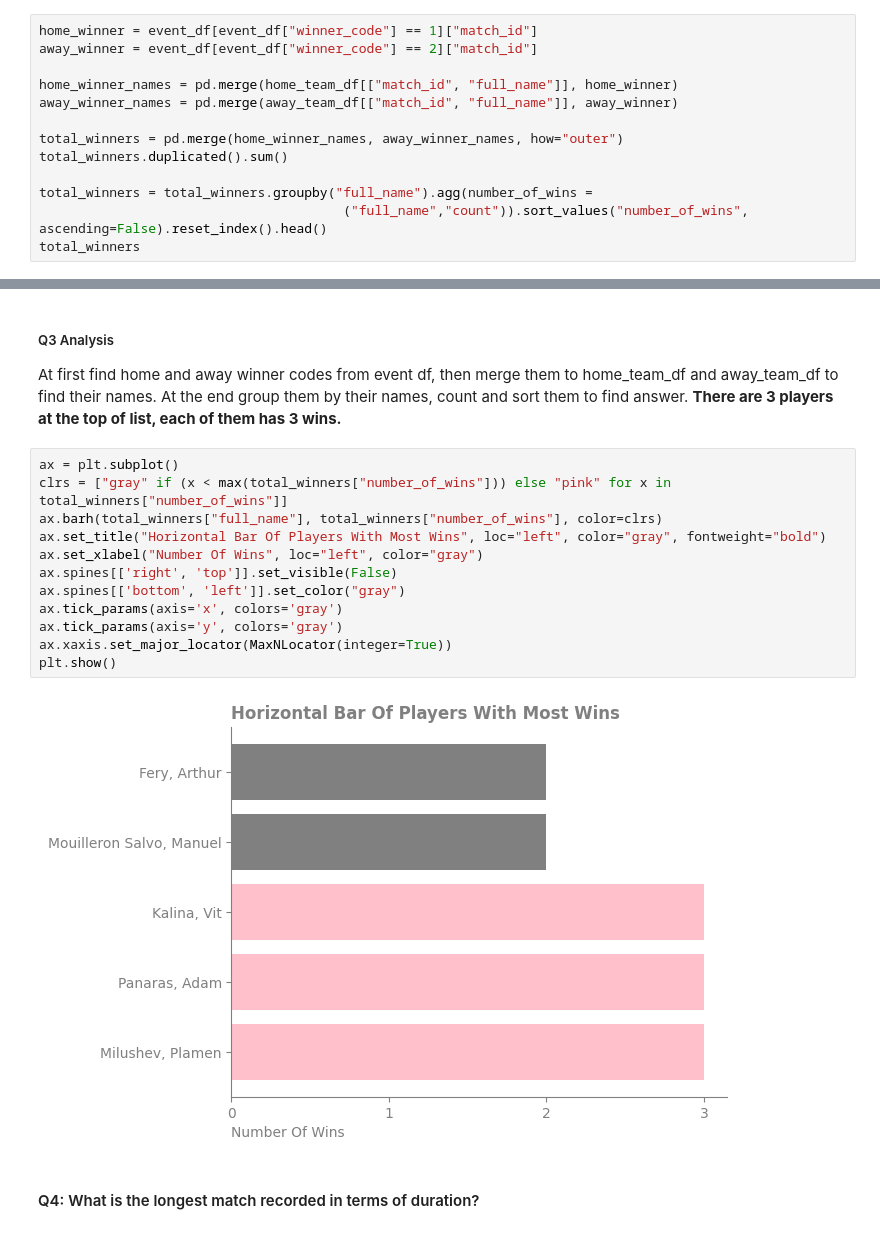
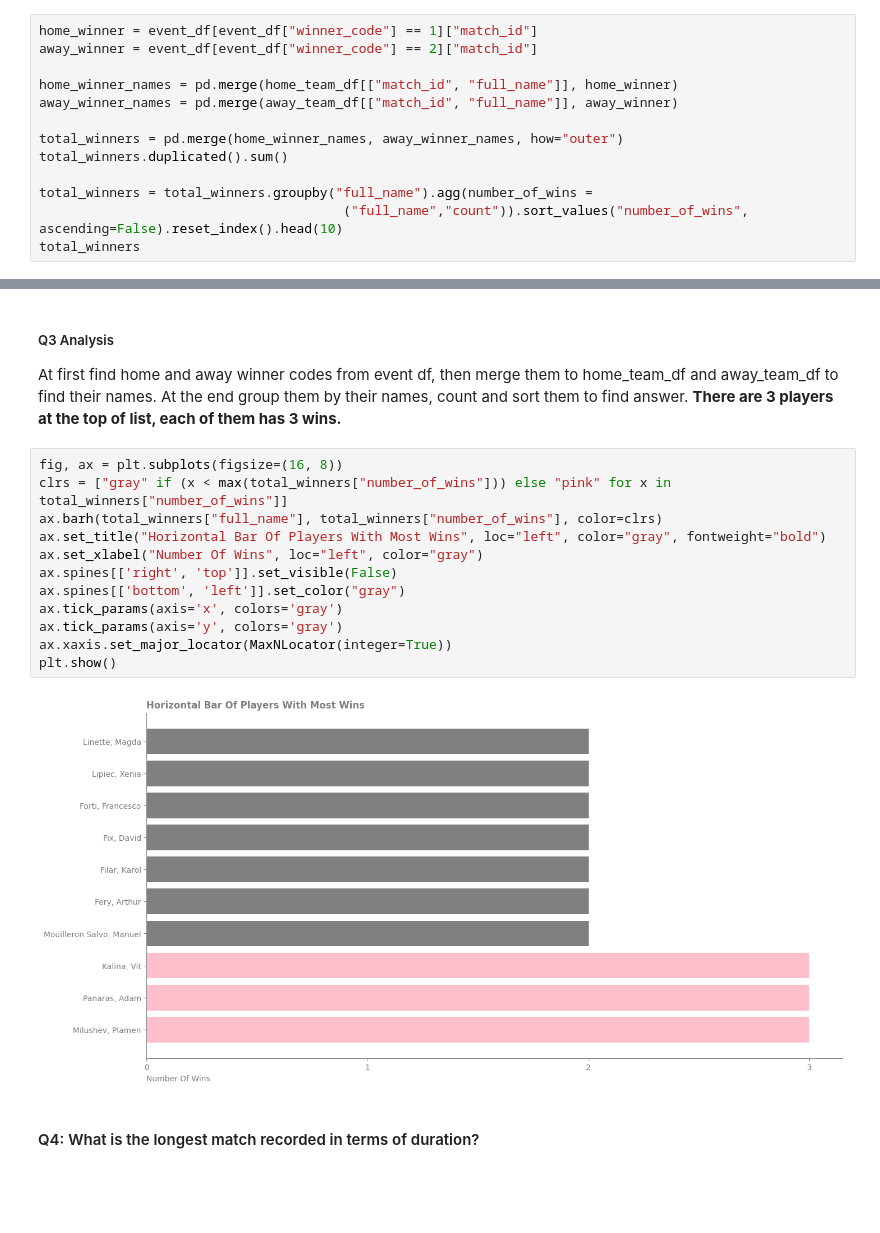
Before and after one commit to amin-eghbalian/data_analysis_tennis_peroject, a Jupyter notebook: tennis_project_data_analysis.ipynb, the cells around one changed output, grey strips where cells are left out. Saved outputs shown, nothing was run; the diff lists cells and outputs as text; blank space fills up the shorter version.

```diff
--- a/tennis_project_data_analysis.ipynb
+++ b/tennis_project_data_analysis.ipynb
@@ -556,7 +556,7 @@ total_winners = pd.merge(home_winner_names, away_winner_names, how="outer")
 total_winners.duplicated().sum()
 
 total_winners = total_winners.groupby("full_name").agg(number_of_wins =
-                                       ("full_name","count")).sort_values("number_of_wins", ascending=False).reset_index().head()
+                                       ("full_name","count")).sort_values("number_of_wins", ascending=False).reset_index().head(10)
 total_winners
 # %% [output]
 |  | full_name | number_of_wins |
@@ -569,19 +574,19 @@ total_winners
 ##### Q3 Analysis
 At first find home and away winner codes from event df, then merge them to home_team_df and away_team_df to find their names. At the end group them by their names, count and sort them to find answer. **There are 3 players at the top of list, each of them has 3 wins.**
 # %%
-ax = plt.subplot()
+fig, ax = plt.subplots(figsize=(16, 8))
 clrs = ["gray" if (x < max(total_winners["number_of_wins"])) else "pink" for x in total_winners["number_of_wins"]]
 ax.barh(total_winners["full_name"], total_winners["number_of_wins"], color=clrs)
 ax.set_title("Horizontal Bar Of Players With Most Wins", loc="left", color="gray", fontweight="bold")
 ax.set_xlabel("Number Of Wins", loc="left", color="gray")
 ax.spines[['right', 'top']].set_visible(False)
 ax.spines[['bottom', 'left']].set_color("gray")
 ax.tick_params(axis='x', colors='gray')
 ax.tick_params(axis='y', colors='gray')
 ax.xaxis.set_major_locator(MaxNLocator(integer=True))
 plt.show()
 # %% [output]
-[figure, old version]
+[figure, new version]
 # %% [markdown]
 #### Q4: What is the longest match recorded in terms of duration?
 # %%
```
Also changed, not shown: parts of 17 cells of this notebook, 4 other files.
